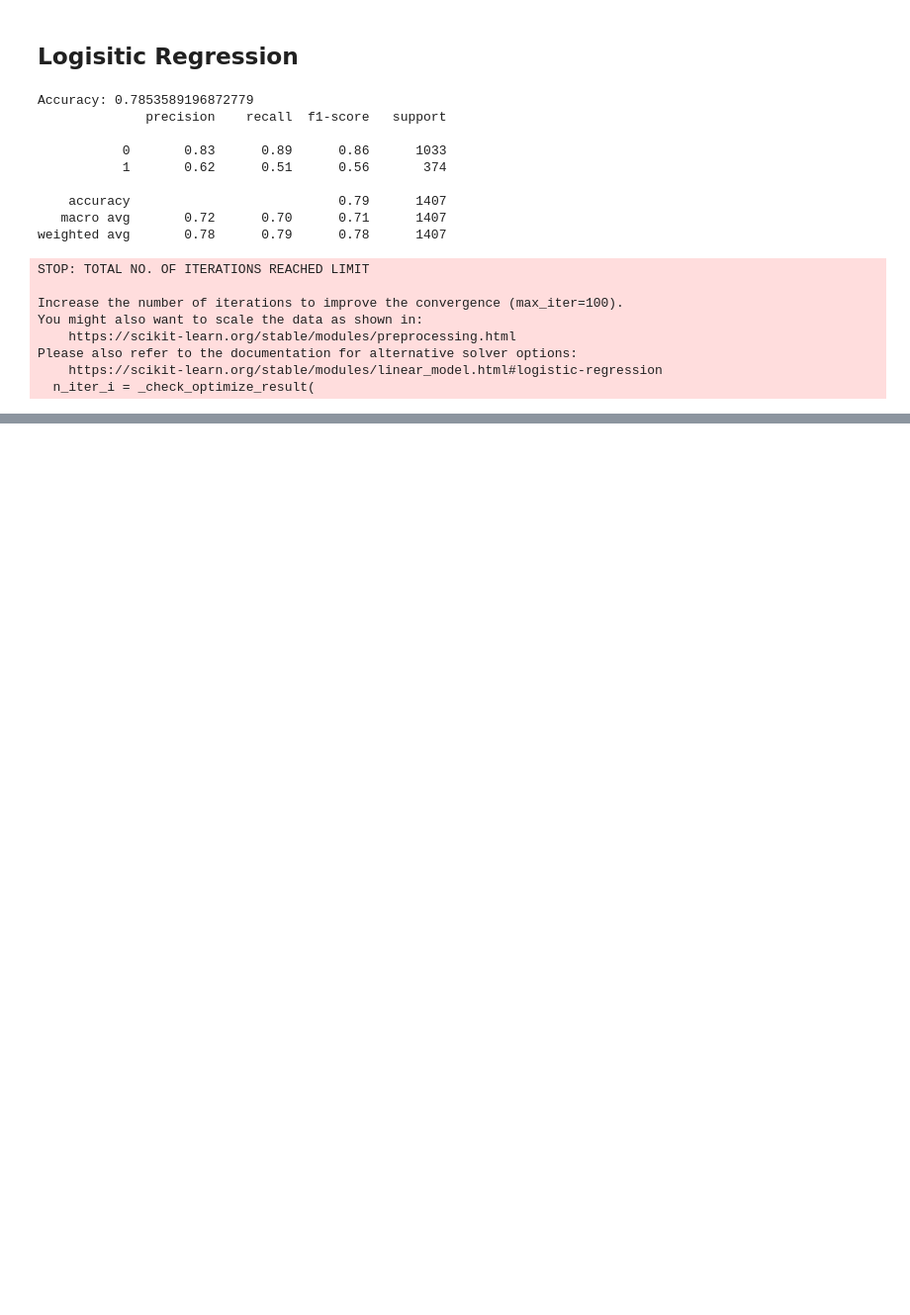
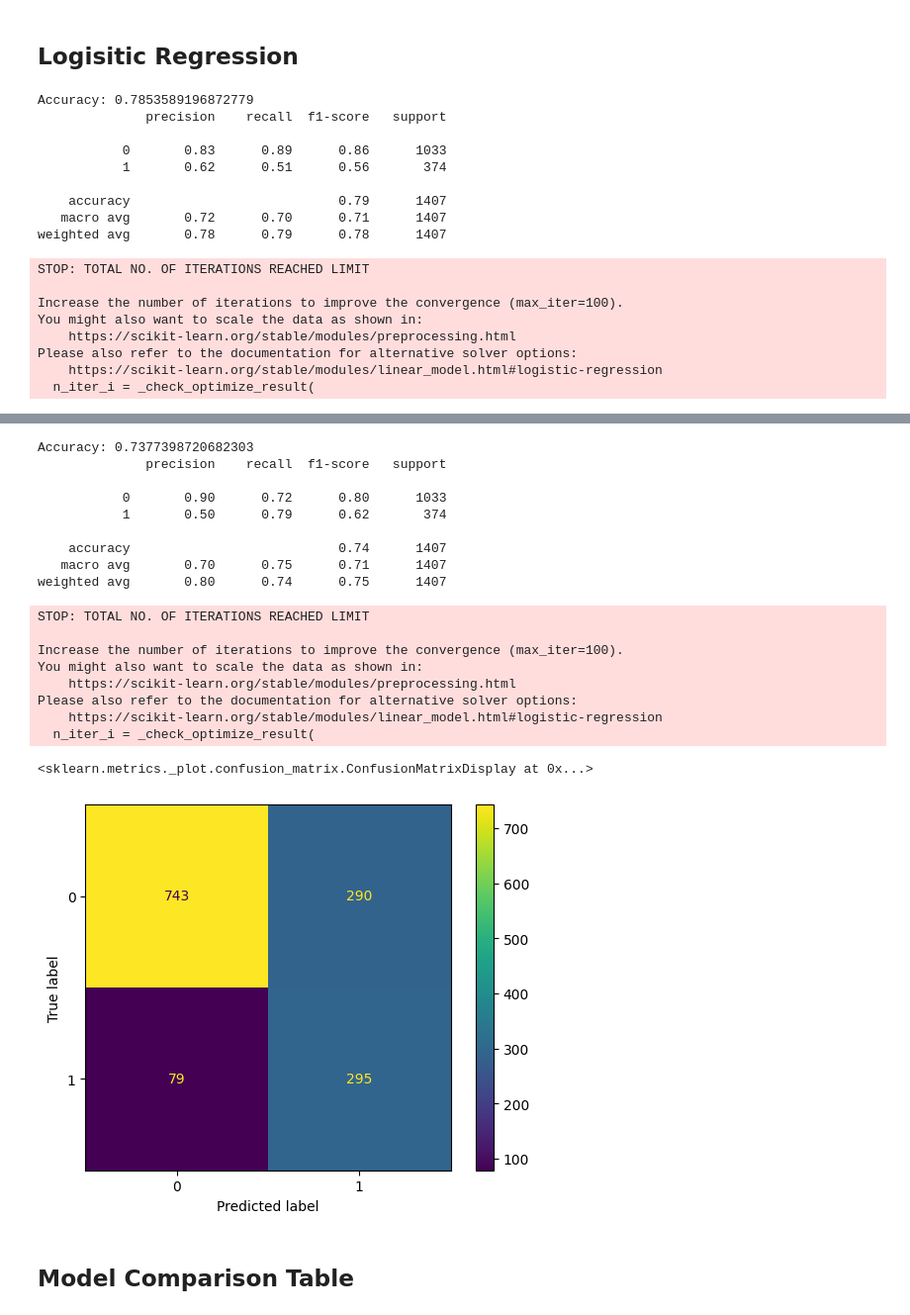
Before and after one commit to ishehe710/churn-ml-service, a Jupyter notebook: ml/notebooks/03_baseline_model.ipynb, the cells around one changed output, grey strips where cells are left out. Shown at 99% size. Saved outputs shown, nothing was run; the diff lists cells and outputs as text; code cells hidden in the pictures; blank space fills up the shorter version.

```diff
--- a/ml/notebooks/03_baseline_model.ipynb
+++ b/ml/notebooks/03_baseline_model.ipynb
@@ -113,0 +152,34 @@ Please also refer to the documentation for alternative solver options:
+# %%
+# training
+model2 = LogisticRegression(class_weight='balanced')
+model2.fit(X_train, y_train)
+
+# evaluation and metrics
+y_preds = model2.predict(X_test)
+print(f"Accuracy: {accuracy_score(y_test, y_preds)}")
+print(classification_report(y_test, y_preds))
+cm = confusion_matrix(y_test, y_preds)
+disp = ConfusionMatrixDisplay(confusion_matrix=cm, display_labels=model1.classes_)
+disp.plot()
+# %% [output]
+Accuracy: 0.7377398720682303
+              precision    recall  f1-score   support
+
+           0       0.90      0.72      0.80      1033
+           1       0.50      0.79      0.62       374
+
+    accuracy                           0.74      1407
+   macro avg       0.70      0.75      0.71      1407
+weighted avg       0.80      0.74      0.75      1407
+STOP: TOTAL NO. OF ITERATIONS REACHED LIMIT
+
+Increase the number of iterations to improve the convergence (max_iter=100).
+You might also want to scale the data as shown in:
+    https://scikit-learn.org/stable/modules/preprocessing.html
+Please also refer to the documentation for alternative solver options:
+    https://scikit-learn.org/stable/modules/linear_model.html#logistic-regression
+  n_iter_i = _check_optimize_result(
+<sklearn.metrics._plot.confusion_matrix.ConfusionMatrixDisplay at 0x...>
+[figure, added]
+# %% [markdown]
+<h2>Model Comparison Table</h2>
```
Also changed, not shown: parts of 10 cells of this notebook.
